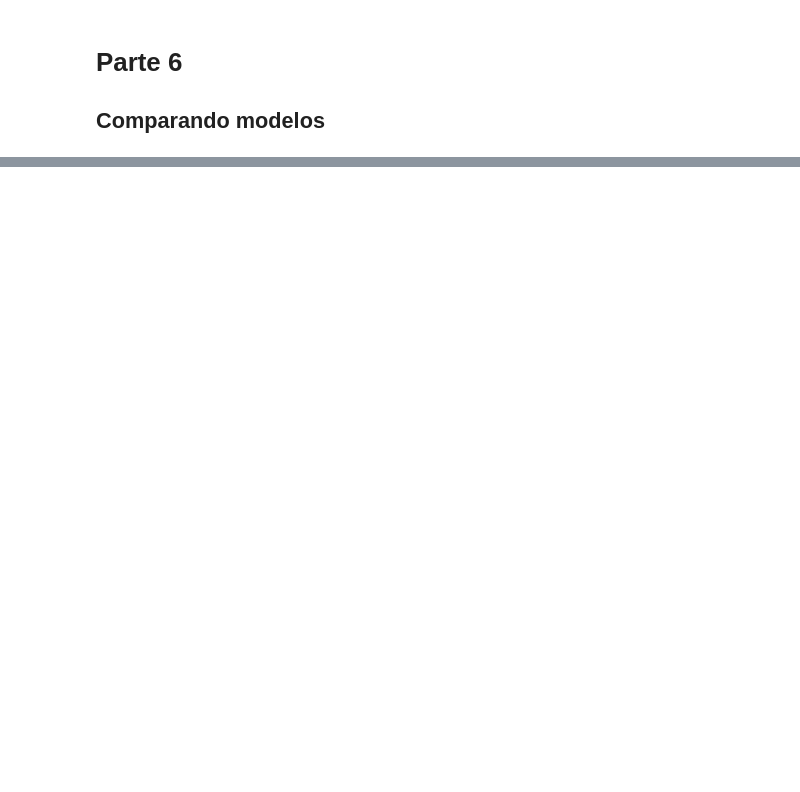
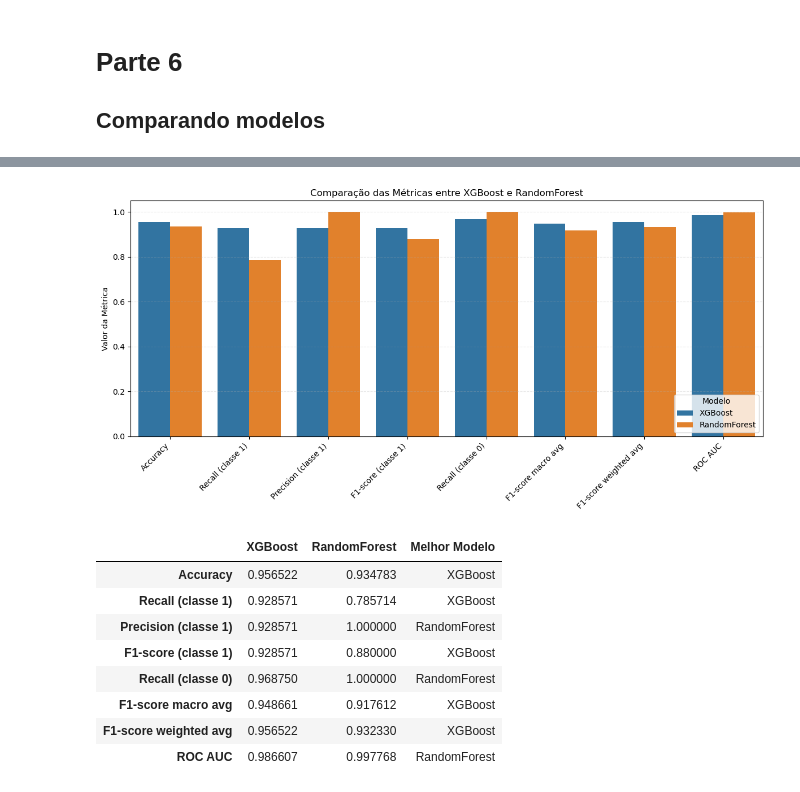
Before and after one commit to zGUiWF/projeto-ia, a Jupyter notebook: finalNotebook.ipynb, the cells around one changed output, grey strips where cells are left out. Drawn from its saved outputs; the diff is of its cells as text; code cells hidden in the pictures; blank space fills up the shorter version.

```diff
--- a/finalNotebook.ipynb
+++ b/finalNotebook.ipynb
@@ -853,0 +841,79 @@ Parameters: { "use_label_encoder" } are not used.
+# %%
+# Carregar os arquivos JSON com as métricas
+with open("models/metrics_rfc.json", "r") as f:
+    metrics_rfc = json.load(f)
+
+with open("models/metrics_xgb.json", "r") as f:
+    metrics_xgb = json.load(f)
+
+# Extrair métricas principais
+comparacao = {
+    "Accuracy": [metrics_xgb["classification_report"]["accuracy"], metrics_rfc["classification_report"]["accuracy"]],
+    "Recall (classe 1)": [metrics_xgb["classification_report"]["1"]["recall"],
+                          metrics_rfc["classification_report"]["1"]["recall"]],
+    "Precision (classe 1)": [metrics_xgb["classification_report"]["1"]["precision"],
+                             metrics_rfc["classification_report"]["1"]["precision"]],
+    "F1-score (classe 1)": [metrics_xgb["classification_report"]["1"]["f1-score"],
+                            metrics_rfc["classification_report"]["1"]["f1-score"]],
+    "Recall (classe 0)": [metrics_xgb["classification_report"]["0"]["recall"],
+                          metrics_rfc["classification_report"]["0"]["recall"]],
+    "F1-score macro avg": [metrics_xgb["classification_report"]["macro avg"]["f1-score"],
+                           metrics_rfc["classification_report"]["macro avg"]["f1-score"]],
+    "F1-score weighted avg": [metrics_xgb["classification_report"]["weighted avg"]["f1-score"],
+                              metrics_rfc["classification_report"]["weighted avg"]["f1-score"]],
+    "ROC AUC": [metrics_xgb["roc_auc"], metrics_rfc["roc_auc"]],
+}
+
+
+# Criar DataFrame para visualização
+df_comparacao = pd.DataFrame(comparacao, index=["XGBoost", "RandomForest"]).T
+
+# Adicionar coluna com o melhor modelo por métrica
+df_comparacao["Melhor Modelo"] = df_comparacao.apply(lambda x: "XGBoost" if x["XGBoost"] > x["RandomForest"] else "RandomForest", axis=1)
+
+# Resetar índice para usar a métrica como coluna
+df_plot = df_comparacao.reset_index().rename(columns={'index': 'Métrica'})
+
+# Converter para formato long para facilitar o uso com seaborn
+df_long = pd.melt(df_plot, id_vars=['Métrica', 'Melhor Modelo'],
+                  value_vars=['XGBoost', 'RandomForest'],
+                  var_name='Modelo', value_name='Valor')
+
+# Plotar gráfico
+plt.figure(figsize=(12, 6))
+sns.barplot(data=df_long, x='Métrica', y='Valor', hue='Modelo')
+plt.title('Comparação das Métricas entre XGBoost e RandomForest')
+plt.xticks(rotation=45, ha='right')
+plt.ylabel('Valor da Métrica')
+plt.xlabel('')
+plt.ylim(0, 1.05)
+plt.legend(title='Modelo', loc='lower right')
+plt.tight_layout()
+plt.grid(True, axis='y', linestyle='--', alpha=0.3)
+plt.show()
+
+display(df_comparacao)
+
+# Exibir tamanho dos modelos
+tamanho_rfc = os.path.getsize("models/modelo_rfc.pkl") / 1024
+tamanho_xgb = os.path.getsize("models/modelo_xgb.pkl") / 1024
+
+print("\n-------------------------------------------------------")
+print(f"Tamanho modelo RFC: {tamanho_rfc:.2f} KB")
+print(f"Tamanho modelo XGB: {tamanho_xgb:.2f} KB")
+print("-------------------------------------------------------\n")
+
+# Veredito geral baseado no número de vitórias
+vencedor_geral = df_comparacao["Melhor Modelo"].value_counts().idxmax()
+print(f"\nVeredito Final: O modelo com melhor desempenho geral foi o {vencedor_geral}.")
+# %% [output]
+[figure, added]
+|  | XGBoost | RandomForest | Melhor Modelo |
+| Accuracy | 0.956522 | 0.934783 | XGBoost |
+| Recall (classe 1) | 0.928571 | 0.785714 | XGBoost |
+| Precision (classe 1) | 0.928571 | 1.000000 | RandomForest |
+| F1-score (classe 1) | 0.928571 | 0.880000 | XGBoost |
+| Recall (classe 0) | 0.968750 | 1.000000 | RandomForest |
+| F1-score macro avg | 0.948661 | 0.917612 | XGBoost |
+| F1-score weighted avg | 0.956522 | 0.932330 | XGBoost |
+| ROC AUC | 0.986607 | 0.997768 | RandomForest |
```
Also changed, not shown: parts of 42 cells of this notebook, 5 other files.
